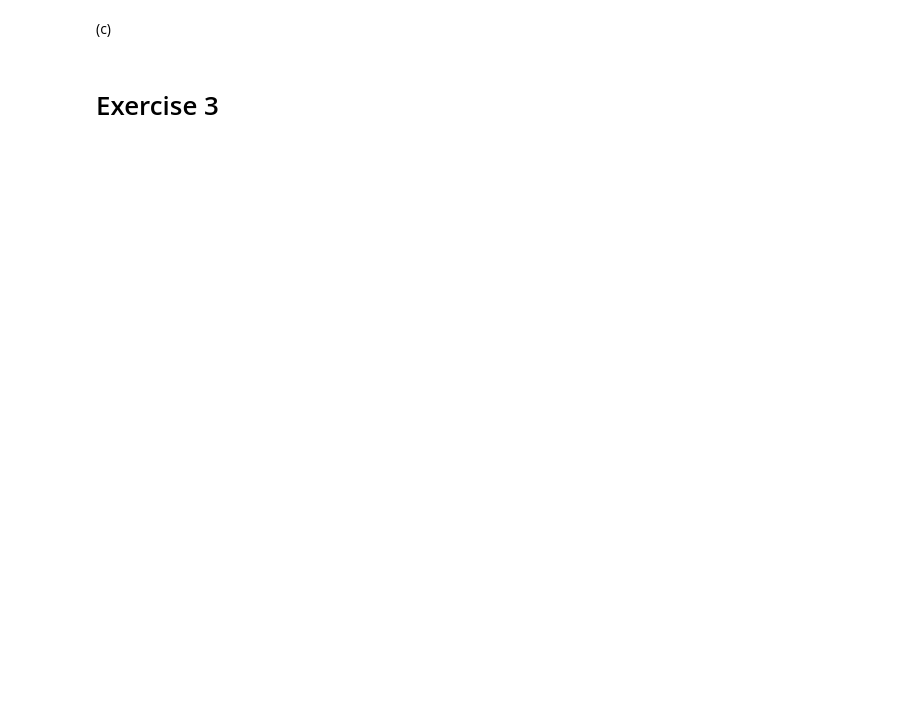
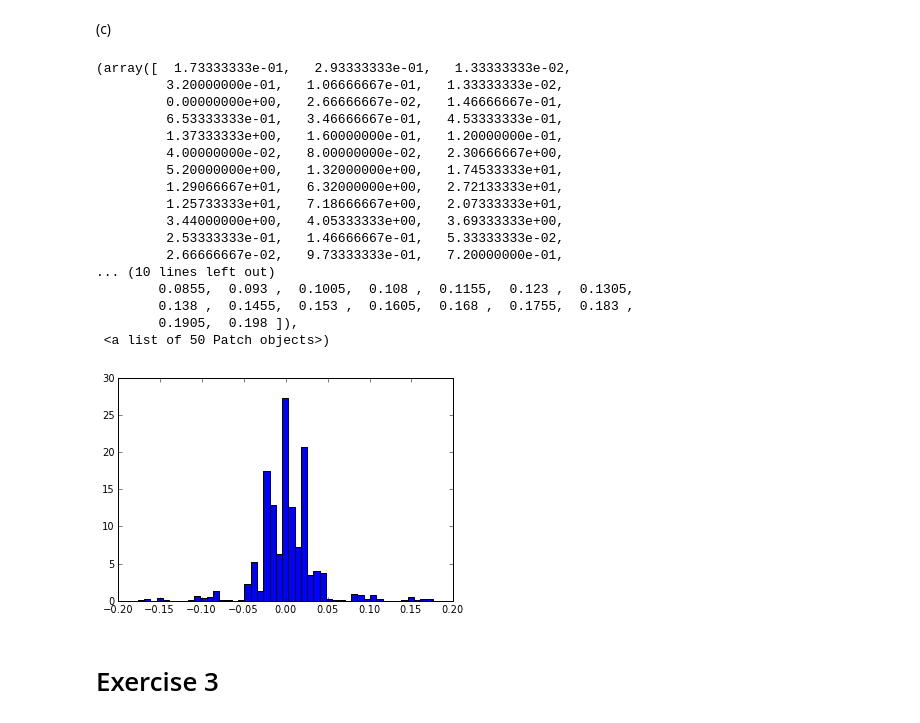
Before and after one commit to aalittlephys202/PHYS202-S13, a Jupyter notebook: Week8/Random numbers and Monte Carlo Simulations.ipynb, the cells around one changed output. Cells and saved outputs as stored; diff of their text form; code cells hidden in the pictures; blank space fills up the shorter version.

```diff
--- a/Week8/Random numbers and Monte Carlo Simulations.ipynb
+++ b/Week8/Random numbers and Monte Carlo Simulations.ipynb
@@ -190,8 +190,34 @@ show()
 # %% [markdown]
 (c)
-# %%
-def distribute1D(x,prob,N):
-    cdf = cumsum(prob)/sum(prob)#prob = f(y)
+# %%
+def distribute1D(x,prob,N):
+    F = cumsum(prob)/sum(prob)
+    z=numpy.random.random_sample(N)
+    T = F.searchsorted(z)
+    xsamples = x[T]
+    return xsamples
+
+r = distribute1D(x,f(x),10000)
+hist(r,50, normed=True)
+# %% [output]
+(array([  1.73333333e-01,   2.93333333e-01,   1.33333333e-02,
+         3.20000000e-01,   1.06666667e-01,   1.33333333e-02,
+         0.00000000e+00,   2.66666667e-02,   1.46666667e-01,
+         6.53333333e-01,   3.46666667e-01,   4.53333333e-01,
+         1.37333333e+00,   1.60000000e-01,   1.20000000e-01,
+         4.00000000e-02,   8.00000000e-02,   2.30666667e+00,
+         5.20000000e+00,   1.32000000e+00,   1.74533333e+01,
+         1.29066667e+01,   6.32000000e+00,   2.72133333e+01,
+         1.25733333e+01,   7.18666667e+00,   2.07333333e+01,
+         3.44000000e+00,   4.05333333e+00,   3.69333333e+00,
+         2.53333333e-01,   1.46666667e-01,   5.33333333e-02,
+         2.66666667e-02,   9.73333333e-01,   7.20000000e-01,
+... (10 lines left out)
+        0.0855,  0.093 ,  0.1005,  0.108 ,  0.1155,  0.123 ,  0.1305,
+        0.138 ,  0.1455,  0.153 ,  0.1605,  0.168 ,  0.1755,  0.183 ,
+        0.1905,  0.198 ]),
+ <a list of 50 Patch objects>)
+[figure, added]
 # %% [markdown]
 Exercise 3
 =
```
Also changed, not shown: parts of 15 cells of this notebook, 1 other file.
